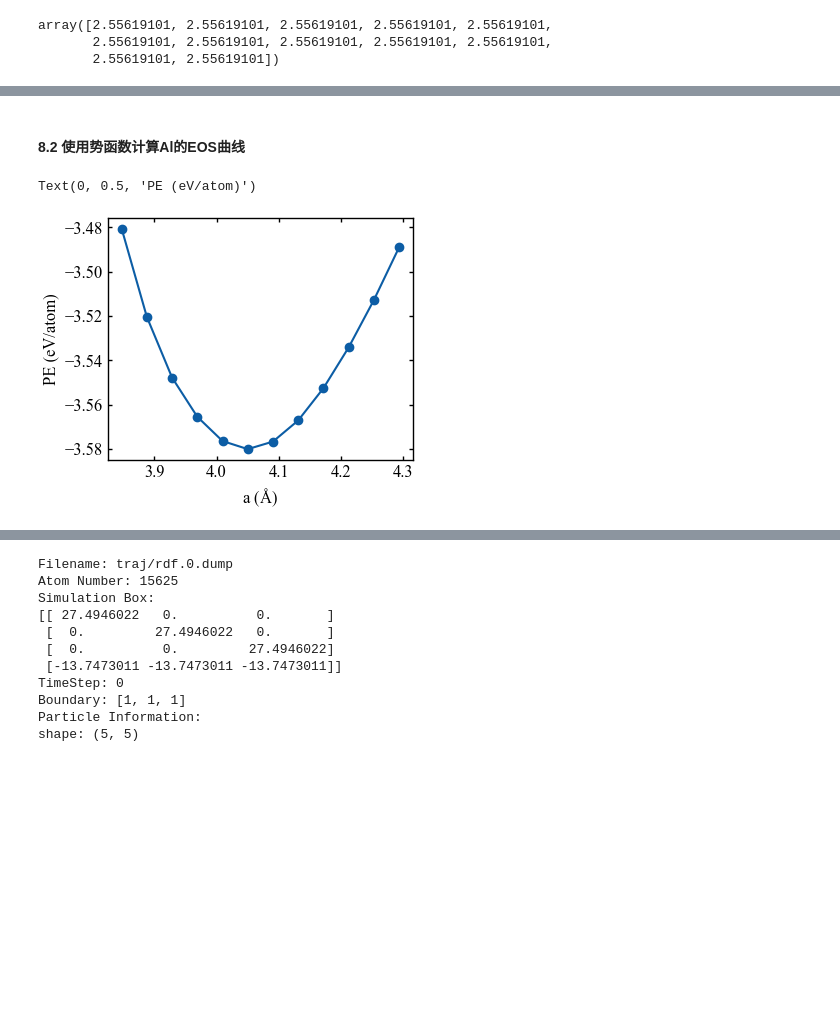
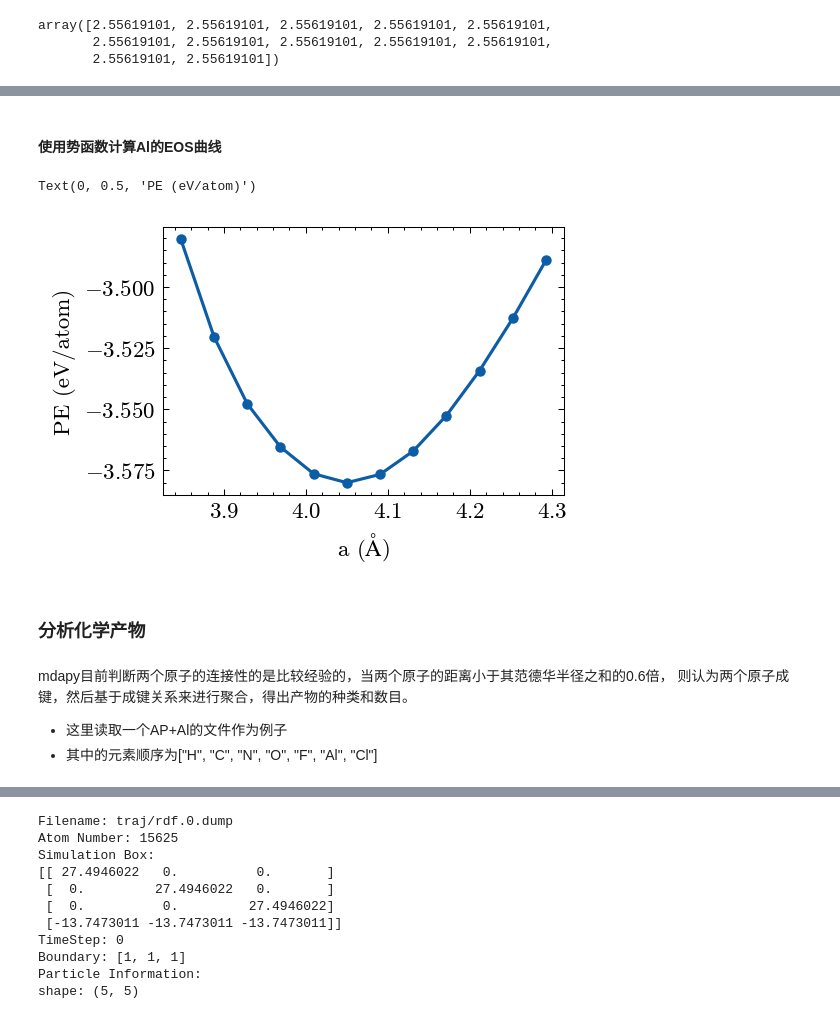
Before and after one commit to mushroomfire/mdapy-tutorial, a Jupyter notebook: tutorial_CN.ipynb, the cells around one changed output, grey strips where cells are left out. Saved outputs shown, nothing was run; the diff lists cells and outputs as text; code cells hidden in the pictures; blank space fills up the shorter version.

```diff
--- a/tutorial_CN.ipynb
+++ b/tutorial_CN.ipynb
@@ -602,5 +660,5 @@ potential.plot()
 # %% [markdown]
-#### 8.2 使用势函数计算Al的EOS曲线
+#### 使用势函数计算Al的EOS曲线
 # %%
 energy = []
 lattice_constant = 4.05
@@ -612,10 +670,18 @@ for scale in tqdm(np.arange(0.95, 1.06, 0.01)):
     energy.append([lattice_constant*scale, Cal.energy.mean()])
 energy = np.array(energy)
 # %%
-fig = plt.figure(figsize=(mp.cm2inch(10), mp.cm2inch(8)))
+fig, ax = mp.set_figure(figsize=(8, 6), use_pltset=True)
 plt.plot(energy[:, 0], energy[:, 1], 'o-')
 plt.xlabel('a ($\mathregular{\AA}$)')
 plt.ylabel('PE (eV/atom)')
 # %% [output]
 Text(0, 0.5, 'PE (eV/atom)')
-[figure, old version]
+[figure, new version]
+# %% [markdown]
+### 分析化学产物
+# %% [markdown]
+mdapy目前判断两个原子的连接性的是比较经验的，当两个原子的距离小于其范德华半径之和的0.6倍，
+则认为两个原子成键，然后基于成键关系来进行聚合，得出产物的种类和数目。
+
+- 这里读取一个AP+Al的文件作为例子
+- 其中的元素顺序为["H", "C", "N", "O", "F", "Al", "Cl"]
```
Also changed, not shown: parts of 149 cells of this notebook, 5 other files.
